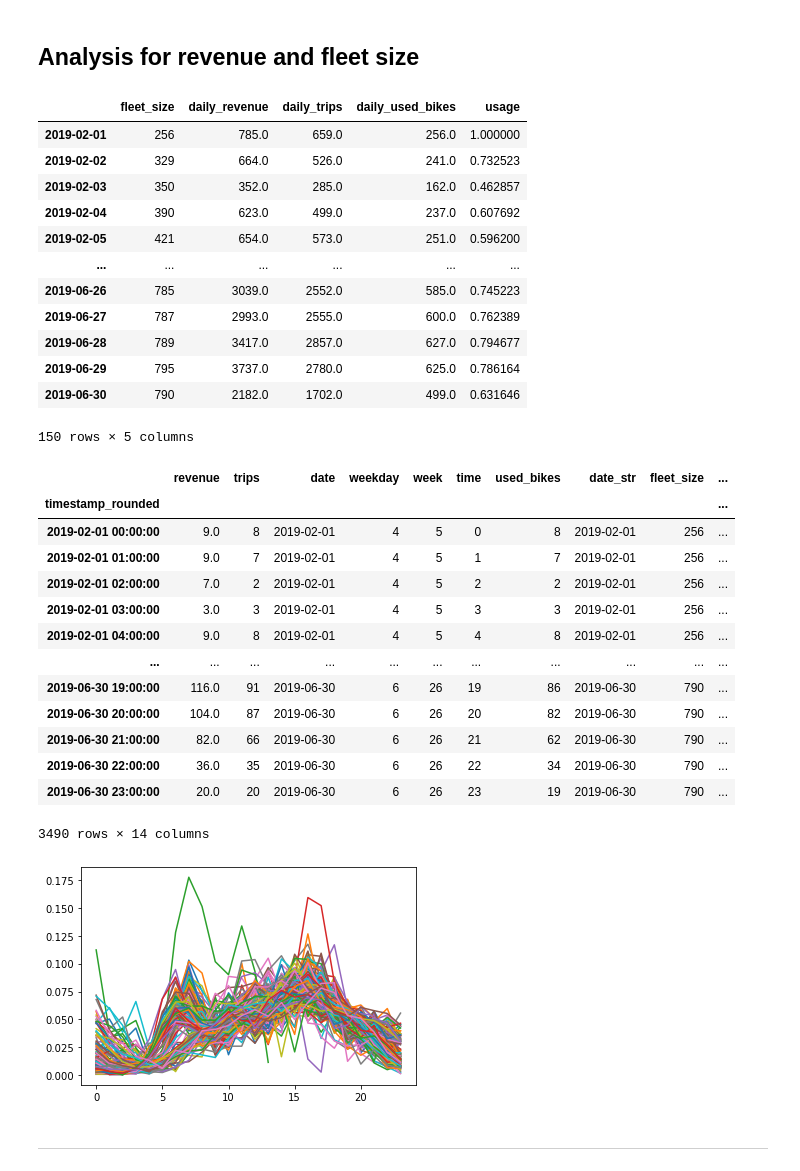
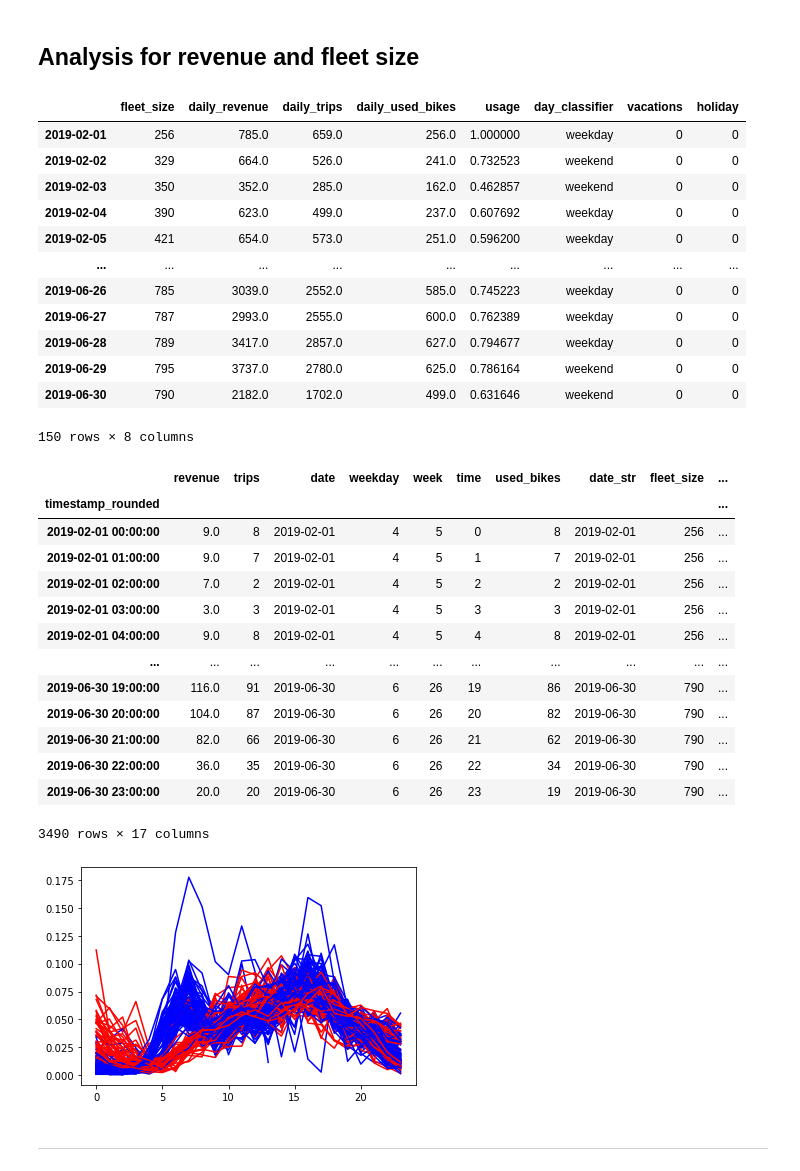
Before and after one commit to MoritzWolf09/Analytics, a Jupyter notebook: dataset-clean.ipynb, the cells around one changed output. Drawn from its saved outputs; the diff is of its cells as text; code cells hidden in the pictures.

```diff
--- a/dataset-clean.ipynb
+++ b/dataset-clean.ipynb
@@ -60,6 +58,10 @@ Data columns (total 9 columns):
  8   dest_lng       202697 non-null  float64
 dtypes: float64(4), int64(1), object(4)
 memory usage: 15.5+ MB
+# %%
+date_info_leipzig = pd.read_csv("./resources/leipzig-holidays/leipzig-holidays.csv",sep=";")
+date_info_leipzig["date"] = pd.to_datetime(date_info_leipzig["date"],format="%d.%m.%Y")
+date_info_leipzig.index = date_info_leipzig.date.astype(str)
 # %% [markdown]
 ## Look for null values
 # %%
@@ -139,6 +141,7 @@ Nextbike_clean_l = Nextbike_clean[Nextbike_clean.city == "leipzig"]
 Nextbike_clean_b = Nextbike_clean[Nextbike_clean.city == "bochum"]
 
 df = Nextbike_clean_l[:]
+date_info = date_info_leipzig[:]
 # %% [markdown]
 ## Find out size of the fleet
 The idea is that a bike is recognized as part of the fleet if it has been rented in the last 7 days. So the size of the fleet is the amount of unique Bike IDs that have records for the last 7 days. We calculate this on a daily level to be precise yet not too intense to compute.
@@ -179,22 +182,24 @@ fleet_size.index.astype(str, copy= False)
 df_by_date_merged = fleet_size.join(df_by_date)
 df_by_date_merged["usage"] = df_by_date_merged["used_bikes"] / df_by_date_merged["fleet_size"]
 df_by_date_merged = df_by_date_merged.rename(columns={"trips": "daily_trips","revenue":"daily_revenue", "used_bikes":"daily_used_bikes"})
+df_by_date_merged = pd.merge( df_by_date_merged, date_info, left_index=True, right_index=True)
 
+df_by_date_merged = df_by_date_merged.drop(columns=["date"])
 df_by_date_merged
 # %% [output]
-|  | fleet_size | daily_revenue | daily_trips | daily_used_bikes | usage |
-| 2019-02-01 | 256 | 785.0 | 659.0 | 256.0 | 1.000000 |
-| 2019-02-02 | 329 | 664.0 | 526.0 | 241.0 | 0.732523 |
-| 2019-02-03 | 350 | 352.0 | 285.0 | 162.0 | 0.462857 |
-| 2019-02-04 | 390 | 623.0 | 499.0 | 237.0 | 0.607692 |
-| 2019-02-05 | 421 | 654.0 | 573.0 | 251.0 | 0.596200 |
-| ... | ... | ... | ... | ... | ... |
-| 2019-06-26 | 785 | 3039.0 | 2552.0 | 585.0 | 0.745223 |
-| 2019-06-27 | 787 | 2993.0 | 2555.0 | 600.0 | 0.762389 |
-| 2019-06-28 | 789 | 3417.0 | 2857.0 | 627.0 | 0.794677 |
-| 2019-06-29 | 795 | 3737.0 | 2780.0 | 625.0 | 0.786164 |
-| 2019-06-30 | 790 | 2182.0 | 1702.0 | 499.0 | 0.631646 |
+|  | fleet_size | daily_revenue | daily_trips | daily_used_bikes | usage | day_classifier | vacations | holiday |
+| 2019-02-01 | 256 | 785.0 | 659.0 | 256.0 | 1.000000 | weekday | 0 | 0 |
+| 2019-02-02 | 329 | 664.0 | 526.0 | 241.0 | 0.732523 | weekend | 0 | 0 |
+| 2019-02-03 | 350 | 352.0 | 285.0 | 162.0 | 0.462857 | weekend | 0 | 0 |
+| 2019-02-04 | 390 | 623.0 | 499.0 | 237.0 | 0.607692 | weekday | 0 | 0 |
+| 2019-02-05 | 421 | 654.0 | 573.0 | 251.0 | 0.596200 | weekday | 0 | 0 |
+| ... | ... | ... | ... | ... | ... | ... | ... | ... |
+| 2019-06-26 | 785 | 3039.0 | 2552.0 | 585.0 | 0.745223 | weekday | 0 | 0 |
+| 2019-06-27 | 787 | 2993.0 | 2555.0 | 600.0 | 0.762389 | weekday | 0 | 0 |
+| 2019-06-28 | 789 | 3417.0 | 2857.0 | 627.0 | 0.794677 | weekday | 0 | 0 |
+| 2019-06-29 | 795 | 3737.0 | 2780.0 | 625.0 | 0.786164 | weekend | 0 | 0 |
+| 2019-06-30 | 790 | 2182.0 | 1702.0 | 499.0 | 0.631646 | weekend | 0 | 0 |
-150 rows × 5 columns
+150 rows × 8 columns
 # %%
 df_by_hour = df.groupby("timestamp_rounded").agg(
     revenue=('revenue', "sum"),
@@ -233,15 +238,18 @@ df_by_hour_merged
 | 2019-06-30 21:00:00 | 82.0 | 66 | 2019-06-30 | 6 | 26 | 21 | 62 | 2019-06-30 | 790 | ... |
 | 2019-06-30 22:00:00 | 36.0 | 35 | 2019-06-30 | 6 | 26 | 22 | 34 | 2019-06-30 | 790 | ... |
 | 2019-06-30 23:00:00 | 20.0 | 20 | 2019-06-30 | 6 | 26 | 23 | 19 | 2019-06-30 | 790 | ... |
-3490 rows × 14 columns
+3490 rows × 17 columns
 # %%
 for date in df_by_hour["date"].unique():
     data=df_by_hour_merged[df_by_hour_merged["date"]==date]
     x = data["time"]
+    color = "blue"
+    if data["day_classifier"].max() == "weekend":
+        color = "red"
     kpi = data["relative_trips"]
-    plt.plot(x,kpi)
+    plt.plot(x,kpi,color=color)
 # %% [output]
-[figure, old version]
+[figure, new version]
 # %% [markdown]
 _______________________________
 # %% [markdown]
```
Also changed, not shown: parts of 12 cells of this notebook, 2 other files.
